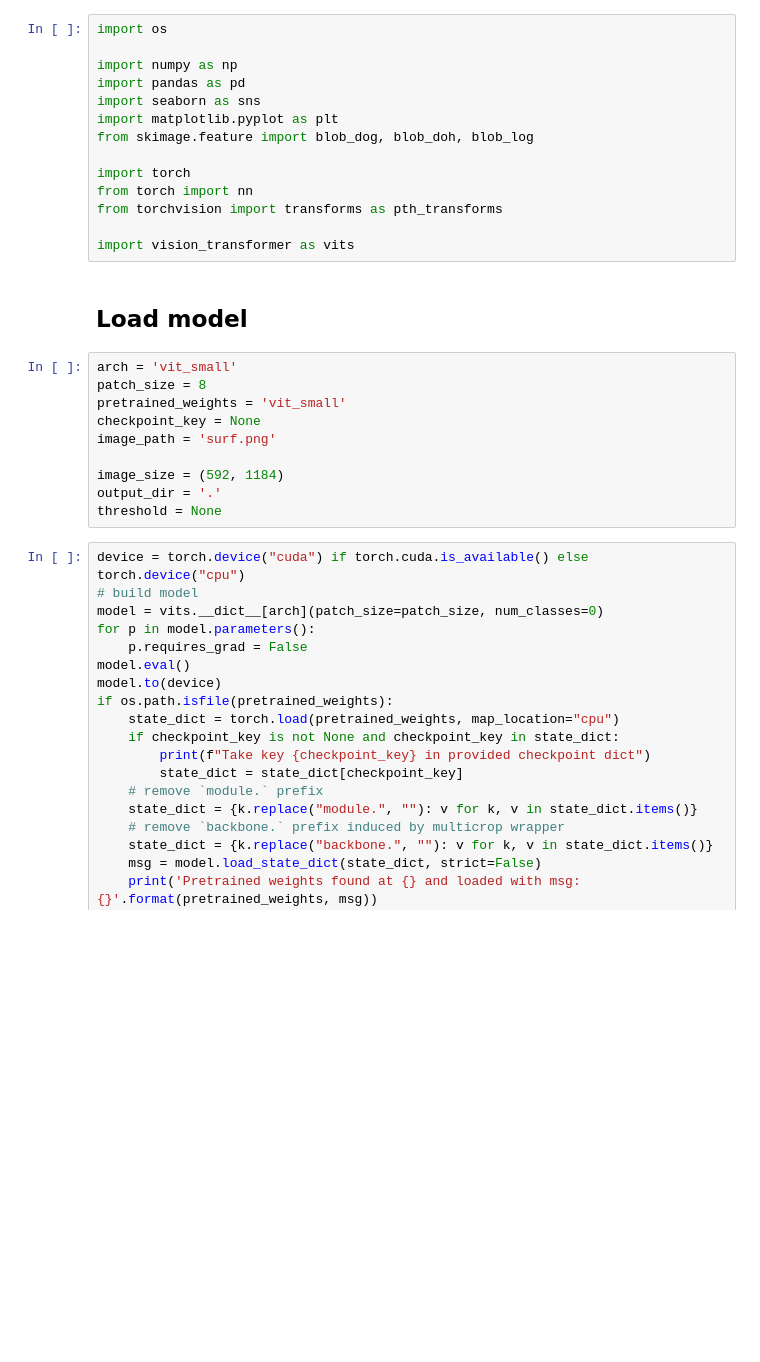
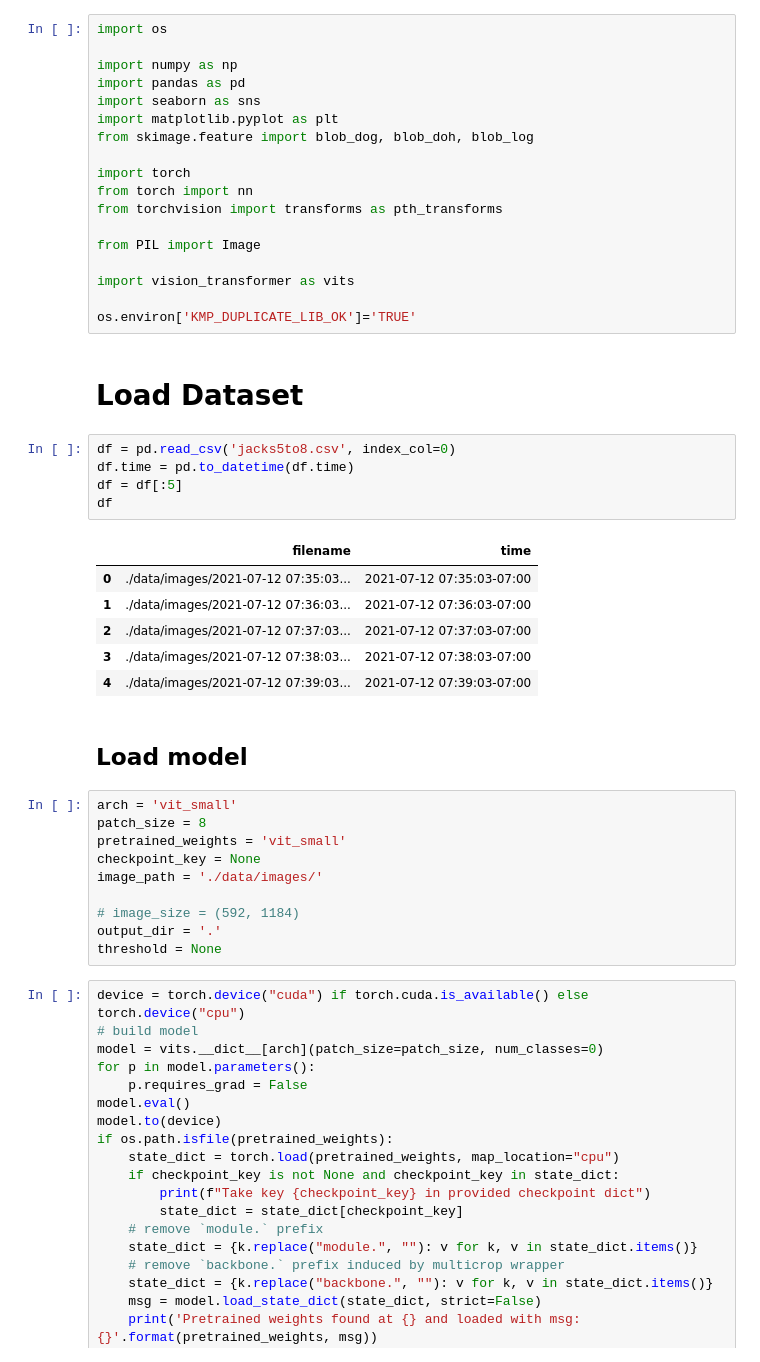
Before and after one commit to tukavic/surf-detection, a Jupyter notebook: dino/prediction_pipeline.ipynb, the cells around one changed output. Drawn from its saved outputs; the diff is of its cells as text; blank space fills up the shorter version.

```diff
--- a/dino/prediction_pipeline.ipynb
+++ b/dino/prediction_pipeline.ipynb
@@ -11,7 +11,25 @@ import torch
 from torch import nn
 from torchvision import transforms as pth_transforms
 
+from PIL import Image
+
 import vision_transformer as vits
+
+os.environ['KMP_DUPLICATE_LIB_OK']='TRUE'
+# %% [markdown]
+# Load Dataset
+# %%
+df = pd.read_csv('jacks5to8.csv', index_col=0)
+df.time = pd.to_datetime(df.time)
+df = df[:5]
+df
+# %% [output]
+|  | filename | time |
+| 0 | ./data/images/2021-07-12 07:35:03... | 2021-07-12 07:35:03-07:00 |
+| 1 | ./data/images/2021-07-12 07:36:03... | 2021-07-12 07:36:03-07:00 |
+| 2 | ./data/images/2021-07-12 07:37:03... | 2021-07-12 07:37:03-07:00 |
+| 3 | ./data/images/2021-07-12 07:38:03... | 2021-07-12 07:38:03-07:00 |
+| 4 | ./data/images/2021-07-12 07:39:03... | 2021-07-12 07:39:03-07:00 |
 # %% [markdown]
 ## Load model
 # %%
@@ -19,9 +37,9 @@ arch = 'vit_small'
 patch_size = 8
 pretrained_weights = 'vit_small'
 checkpoint_key = None
-image_path = 'surf.png'
+image_path = './data/images/'
 
-image_size = (592, 1184)
+# image_size = (592, 1184)
 output_dir = '.'
 threshold = None
 # %%
```
Also changed, not shown: parts of 6 cells of this notebook, 2 other files.
